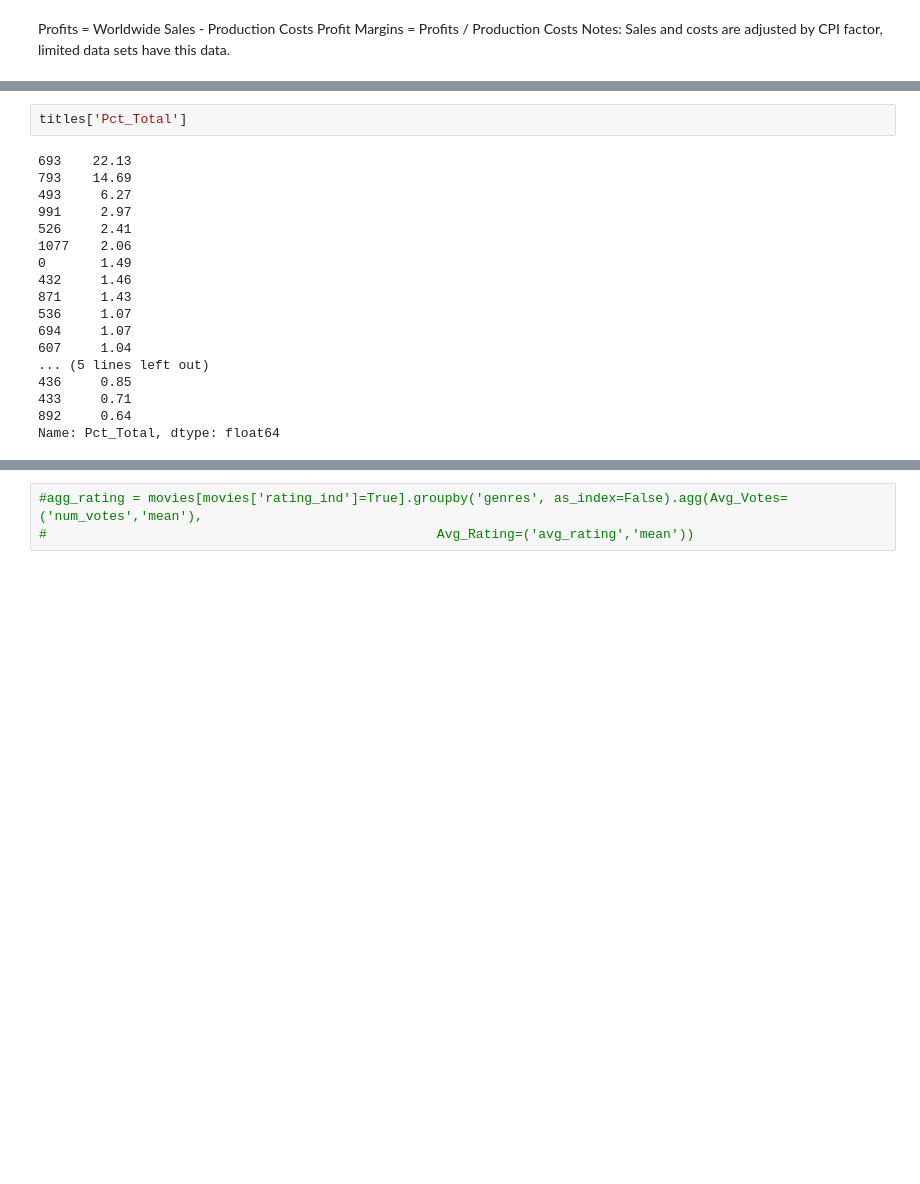
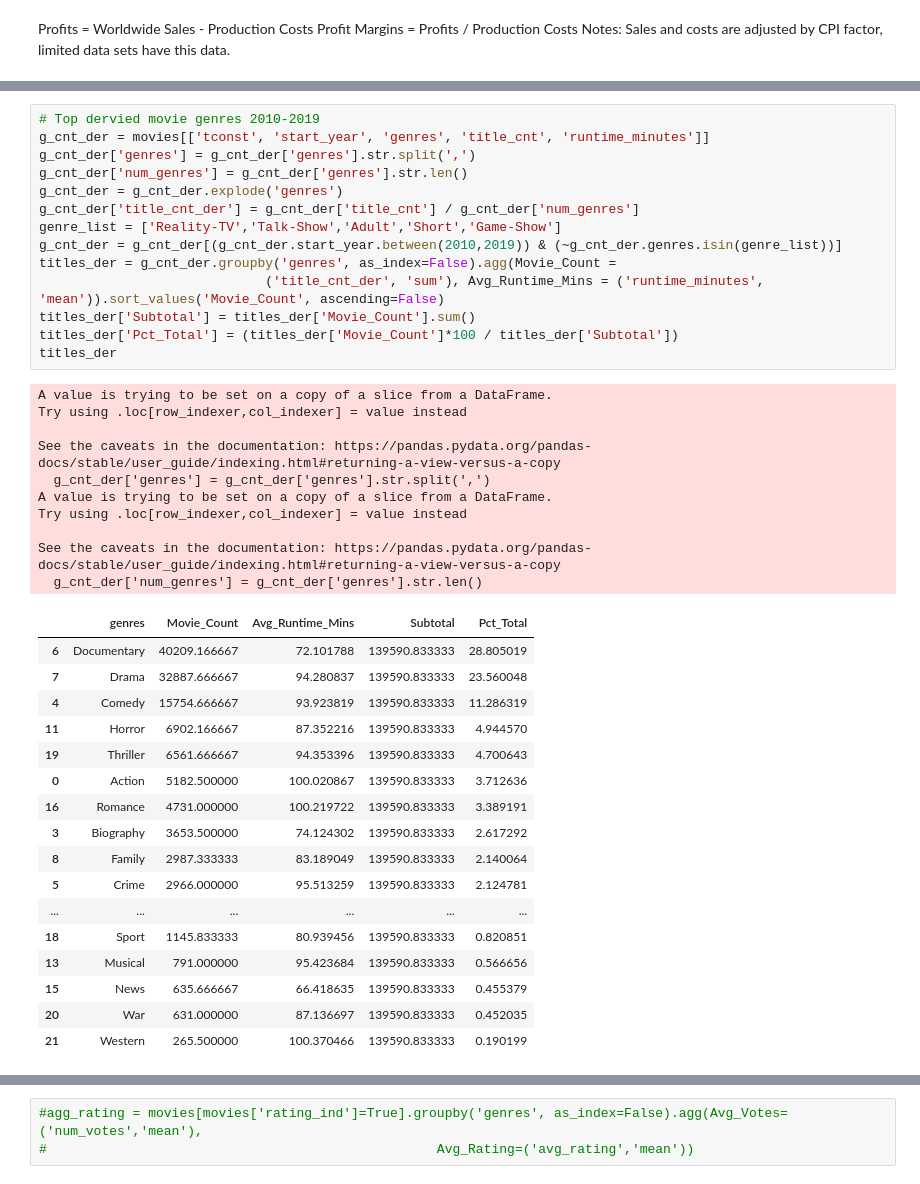
Before and after one commit to cutterback/movie-analysis-project, a Jupyter notebook: movie-analysis.ipynb, the cells around one changed output, grey strips where cells are left out. Cells and saved outputs as stored; diff of their text form; blank space fills up the shorter version.

```diff
--- a/movie-analysis.ipynb
+++ b/movie-analysis.ipynb
@@ -324,20 +194,42 @@ ax.set(title='Movies By Genre Type 2010 through 2019') # title barplot
-# %%
-titles['Pct_Total']
-# %% [output]
-693    22.13
-793    14.69
-493     6.27
-991     2.97
-526     2.41
-1077    2.06
-0       1.49
-432     1.46
-871     1.43
-536     1.07
-694     1.07
-607     1.04
-... (5 lines left out)
-436     0.85
-433     0.71
-892     0.64
-Name: Pct_Total, dtype: float64
+# %%
+# Top dervied movie genres 2010-2019
+g_cnt_der = movies[['tconst', 'start_year', 'genres', 'title_cnt', 'runtime_minutes']]
+g_cnt_der['genres'] = g_cnt_der['genres'].str.split(',')
+g_cnt_der['num_genres'] = g_cnt_der['genres'].str.len()
+g_cnt_der = g_cnt_der.explode('genres')
+g_cnt_der['title_cnt_der'] = g_cnt_der['title_cnt'] / g_cnt_der['num_genres']
+genre_list = ['Reality-TV','Talk-Show','Adult','Short','Game-Show']
+g_cnt_der = g_cnt_der[(g_cnt_der.start_year.between(2010,2019)) & (~g_cnt_der.genres.isin(genre_list))]
+titles_der = g_cnt_der.groupby('genres', as_index=False).agg(Movie_Count =
+                             ('title_cnt_der', 'sum'), Avg_Runtime_Mins = ('runtime_minutes', 'mean')).sort_values('Movie_Count', ascending=False)
+titles_der['Subtotal'] = titles_der['Movie_Count'].sum()
+titles_der['Pct_Total'] = (titles_der['Movie_Count']*100 / titles_der['Subtotal'])
+titles_der
+# %% [output]
+A value is trying to be set on a copy of a slice from a DataFrame.
+Try using .loc[row_indexer,col_indexer] = value instead
+
+See the caveats in the documentation: https://pandas.pydata.org/pandas-docs/stable/user_guide/indexing.html#returning-a-view-versus-a-copy
+  g_cnt_der['genres'] = g_cnt_der['genres'].str.split(',')
+A value is trying to be set on a copy of a slice from a DataFrame.
+Try using .loc[row_indexer,col_indexer] = value instead
+
+See the caveats in the documentation: https://pandas.pydata.org/pandas-docs/stable/user_guide/indexing.html#returning-a-view-versus-a-copy
+  g_cnt_der['num_genres'] = g_cnt_der['genres'].str.len()
+|  | genres | Movie_Count | Avg_Runtime_Mins | Subtotal | Pct_Total |
+| 6 | Documentary | 40209.166667 | 72.101788 | 139590.833333 | 28.805019 |
+| 7 | Drama | 32887.666667 | 94.280837 | 139590.833333 | 23.560048 |
+| 4 | Comedy | 15754.666667 | 93.923819 | 139590.833333 | 11.286319 |
+| 11 | Horror | 6902.166667 | 87.352216 | 139590.833333 | 4.944570 |
+| 19 | Thriller | 6561.666667 | 94.353396 | 139590.833333 | 4.700643 |
+| 0 | Action | 5182.500000 | 100.020867 | 139590.833333 | 3.712636 |
+| 16 | Romance | 4731.000000 | 100.219722 | 139590.833333 | 3.389191 |
+| 3 | Biography | 3653.500000 | 74.124302 | 139590.833333 | 2.617292 |
+| 8 | Family | 2987.333333 | 83.189049 | 139590.833333 | 2.140064 |
+| 5 | Crime | 2966.000000 | 95.513259 | 139590.833333 | 2.124781 |
+| ... | ... | ... | ... | ... | ... |
+| 18 | Sport | 1145.833333 | 80.939456 | 139590.833333 | 0.820851 |
+| 13 | Musical | 791.000000 | 95.423684 | 139590.833333 | 0.566656 |
+| 15 | News | 635.666667 | 66.418635 | 139590.833333 | 0.455379 |
+| 20 | War | 631.000000 | 87.136697 | 139590.833333 | 0.452035 |
+| 21 | Western | 265.500000 | 100.370466 | 139590.833333 | 0.190199 |
```
Also changed, not shown: parts of 13 cells of this notebook.
